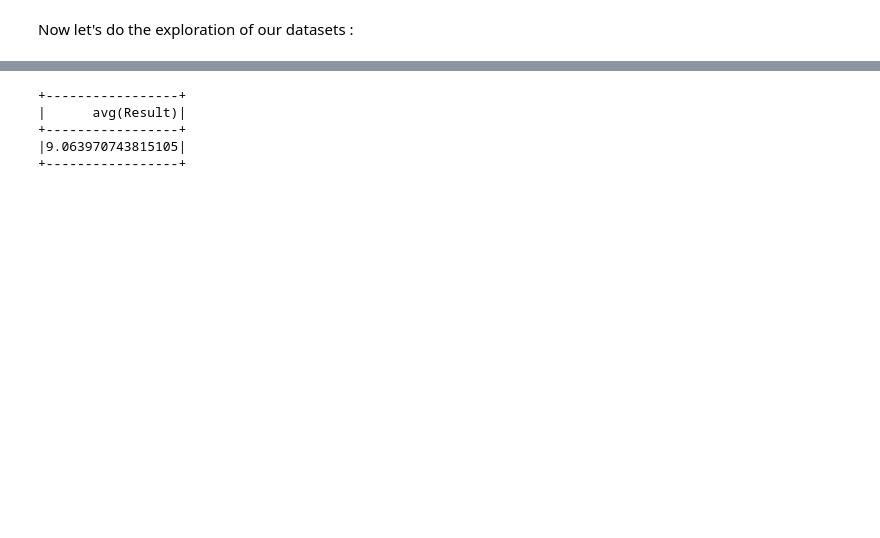
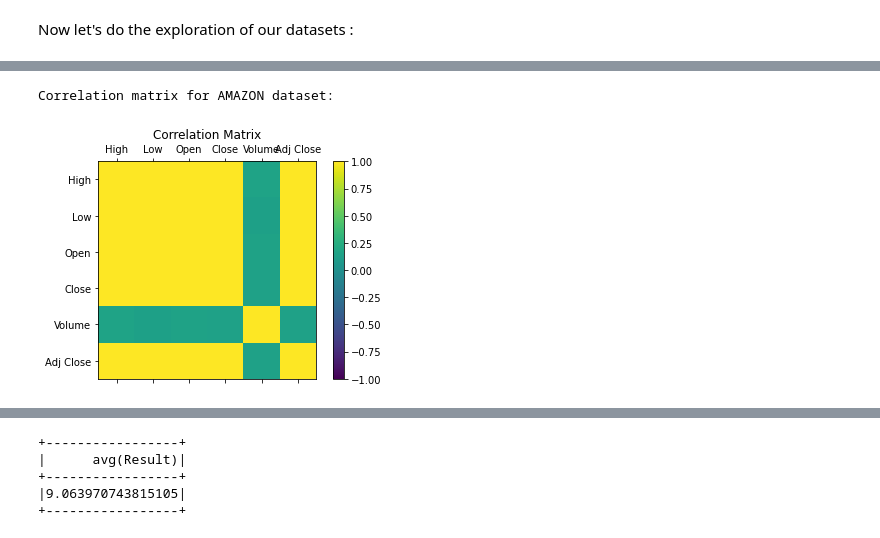
Before and after one commit to LAVS-TM/PySpark, a Jupyter notebook: project.ipynb, the cells around one changed output, grey strips where cells are left out. Cells and saved outputs as stored; diff of their text form; code cells hidden in the pictures; blank space fills up the shorter version.

```diff
--- a/project.ipynb
+++ b/project.ipynb
@@ -19,7 +33,7 @@ spark = (SparkSession.builder.appName(spark_application_name).getOrCreate())
 # %% [markdown]
 Here we define the structure of the schema and its columns with their relative types
 # %%
-columns = [StructField("Date",TimestampType()), StructField("High",FloatType()), StructField("Low",FloatType()), StructField("Open",FloatType()), StructField("Close",FloatType()), StructField("Volume",IntegerType()), StructField("Adj Close",FloatType()), StructField("company_name",StringType())]
+columns = [StructField("Date",TimestampType()), StructField("High",FloatType()), StructField("Low",FloatType()), StructField("Open",FloatType()), StructField("Close",FloatType()), StructField("Volume",FloatType()), StructField("Adj Close",FloatType()), StructField("company_name",StringType())]
 schema = StructType(columns)
 
 def read_data(path):
@@ -37,8 +135,9 @@ Now let's do the exploration of our datasets :
 # %%
+# Correlation matrix plot function
 def plot_corr_matrix(correlations,attr,fig_no):
     fig=plt.figure(fig_no)
     ax=fig.add_subplot(111)
-    ax.set_title("Correlation Matrix for Specified Attributes")
+    ax.set_title("Correlation Matrix")
     ax.set_xticklabels(['']+attr)
     ax.set_yticklabels(['']+attr)
     cax=ax.matshow(correlations,vmax=1,vmin=-1)
@@ -46,0 +157,6 @@ def plot_corr_matrix(correlations,attr,fig_no):
+# %%
+# Example
+get_values_correlation(amazon)
+# %% [output]
+Correlation matrix for AMAZON dataset:
+[figure, added]
```
Also changed, not shown: parts of 45 cells of this notebook.
